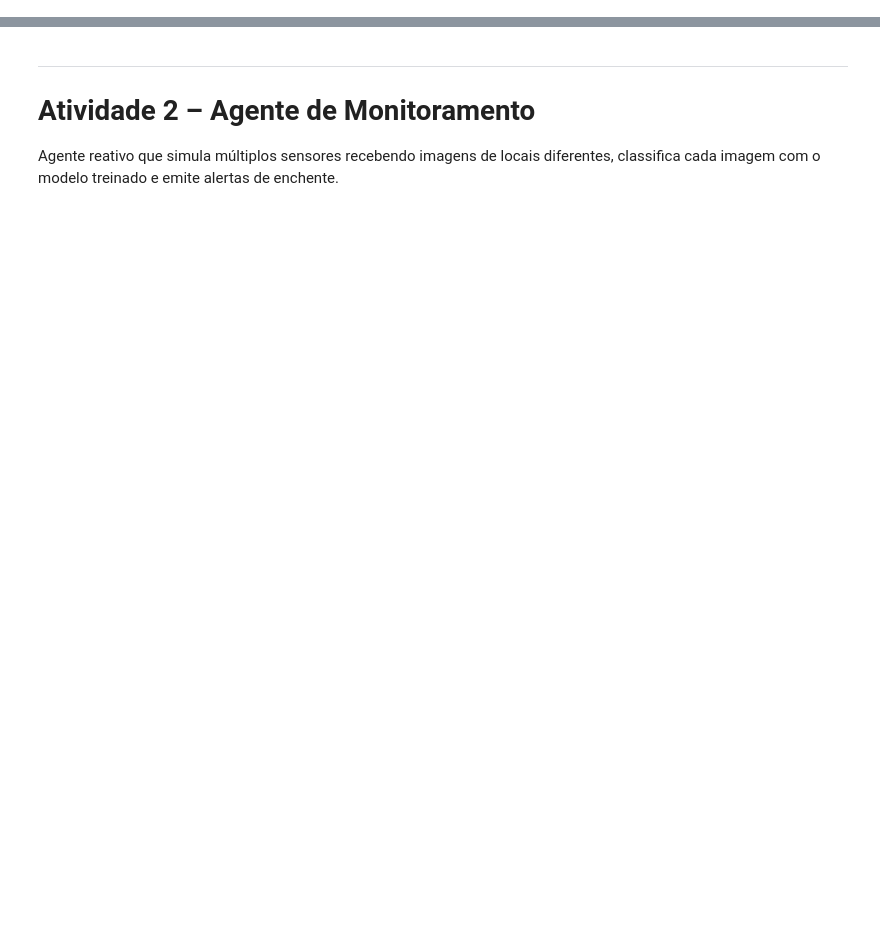
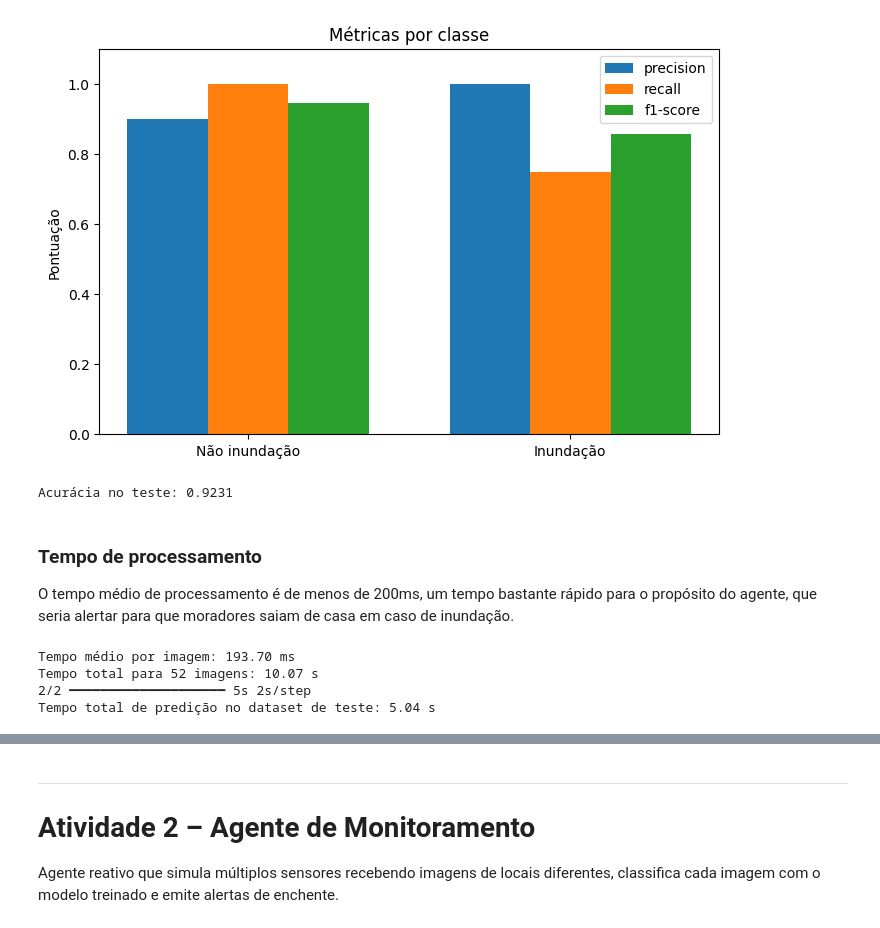
Before and after one commit to VictorioBF/college-AI-ML, a Jupyter notebook: desafio2/desafio2.ipynb, the cells around one changed output, grey strips where cells are left out. Saved outputs shown, nothing was run; the diff lists cells and outputs as text; code cells hidden in the pictures; blank space fills up the shorter version.

```diff
--- a/desafio2/desafio2.ipynb
+++ b/desafio2/desafio2.ipynb
@@ -180,0 +269,52 @@ model.summary()
+# %%
+from sklearn.metrics import classification_report
+
+report = classification_report(y_test, y_hat, target_names=['Não inundação', 'Inundação'], output_dict=True)
+metrics = ['precision', 'recall', 'f1-score']
+classes = ['Não inundação', 'Inundação']
+
+x = np.arange(len(classes))
+width = 0.25
+fig, ax = plt.subplots(figsize=(8, 5))
+for i, metric in enumerate(metrics):
+    values = [report[cls][metric] for cls in classes]
+    ax.bar(x + i*width, values, width, label=metric)
+
+ax.set_xticks(x + width)
+ax.set_xticklabels(classes)
+ax.set_ylim(0, 1.1)
+ax.set_ylabel('Pontuação')
+ax.set_title('Métricas por classe')
+ax.legend()
+plt.show()
+# %% [output]
+[figure, added]
+Acurácia no teste: 0.9231
+# %% [markdown]
+### Tempo de processamento
+O tempo médio de processamento é de menos de 200ms, um tempo bastante rápido para o propósito do agente, que seria alertar para que moradores saiam de casa em caso de inundação.
+# %%
+import time
+
+tempos = []
+for img in x_test:
+    img_batch = np.expand_dims(img, axis=0)
+    start = time.time()
+    _ = model.predict(img_batch, verbose=0)
+    end = time.time()
+    tempos.append(end - start)
+
+tempo_medio = np.mean(tempos)
+tempo_total = np.sum(tempos)
+print(f"Tempo médio por imagem: {tempo_medio*1000:.2f} ms")
+print(f"Tempo total para {len(x_test)} imagens: {tempo_total:.2f} s")
+
+start = time.time()
+y_prob = model.predict(test_ds, verbose=1)
+tempo_total = time.time() - start
+print(f"Tempo total de predição no dataset de teste: {tempo_total:.2f} s")
+# %% [output]
+Tempo médio por imagem: 193.70 ms
+Tempo total para 52 imagens: 10.07 s
+2/2 ━━━━━━━━━━━━━━━━━━━━ 5s 2s/step
+Tempo total de predição no dataset de teste: 5.04 s
```
Also changed, not shown: parts of 27 cells of this notebook.
